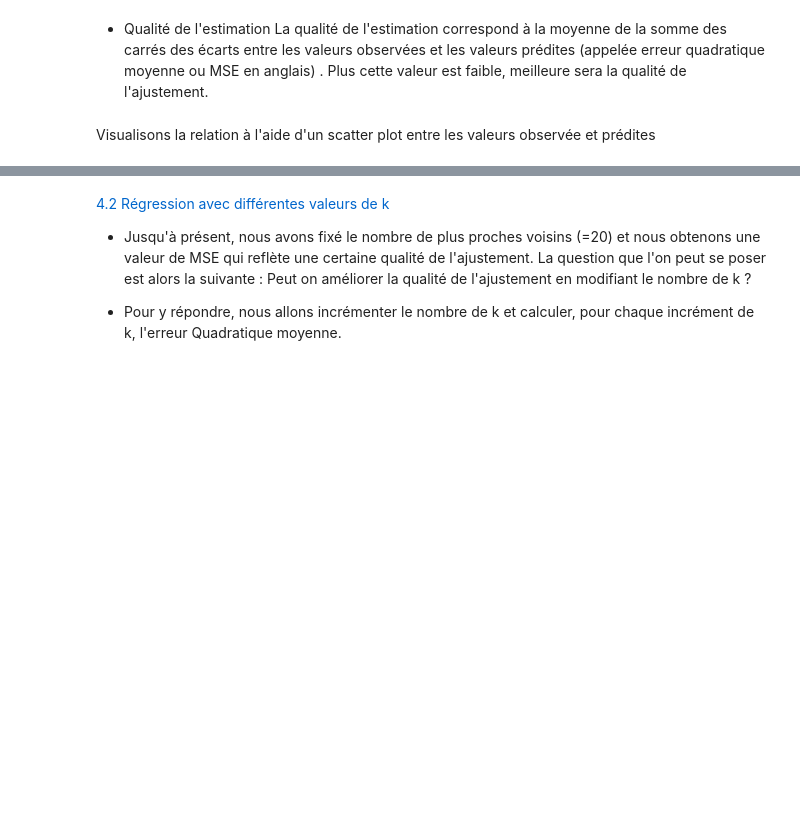
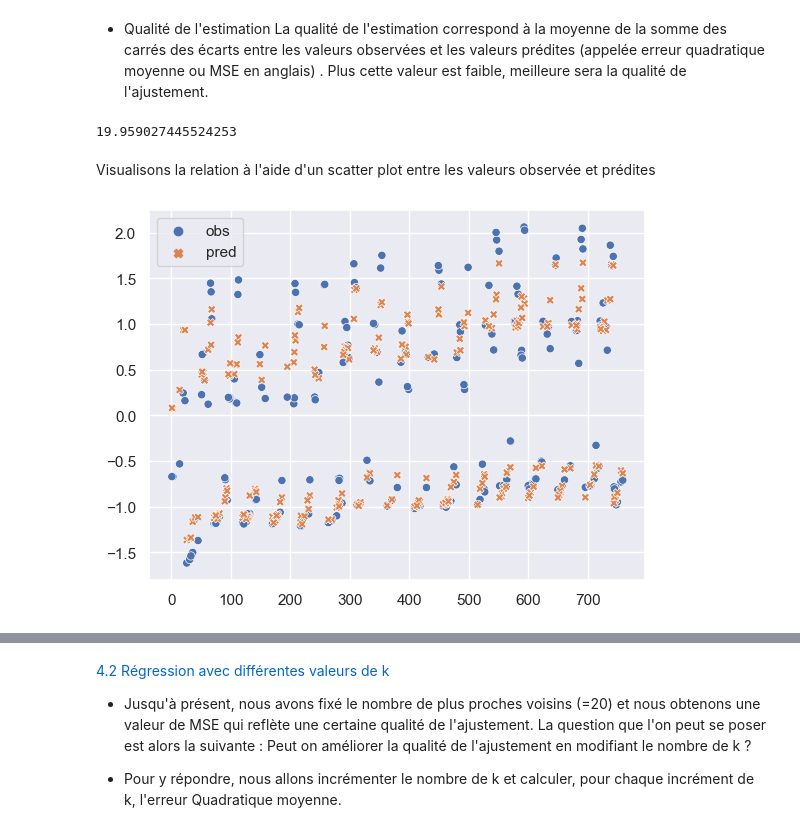
Before and after one commit to Aubert-Antoine/EL_3019-Data_Sciences, a Jupyter notebook: TP2 KNN/TP_KNN_SUJET.ipynb, the cells around one changed output, grey strips where cells are left out. Saved outputs shown, nothing was run; the diff lists cells and outputs as text; code cells hidden in the pictures; blank space fills up the shorter version.

Commit message:
Lab 2 knn finish, ploty graph ongoing

```diff
--- a/TP2 KNN/TP_KNN_SUJET.ipynb
+++ b/TP2 KNN/TP_KNN_SUJET.ipynb
@@ -185,7 +191,7 @@ X_train, X_test, Y_train, Y_test = train_test_split(X_num, Y_num, test_size= 0.3
 #-> on récupére le nombre de valeurs en test
 n_test = len(Y_test)
 KNN_Reg = KNeighborsRegressor(n_neighbors=20)
-KNN_Reg.fit(X_train, X_train)
+KNN_Reg.fit(X_train, Y_train)
 Y_pred = KNN_Reg.predict(X_test)
 #_____________________________________________________________________________
 # On récupère les valeurs prédites
@@ -199,3 +202,8 @@ MSE
+# %%
+MSE = np.sum(np.power(Y_pred - Y_test, 2))
+MSE
+# %% [output]
+19.959027445524253
 # %% [markdown]
 Visualisons la relation à l'aide d'un scatter plot entre les valeurs observée et prédites
 # %%
@@ -203,4 +211,6 @@ import seaborn as sns
 sns.set()
 # %%
 df_result = pd.DataFrame({'obs' : Y_test, 'pred': Y_pred})
-_ = sns.scatterplot(<COMPLETER ICI>)
+_ = sns.scatterplot(df_result)
+# %% [output]
+[figure, added]
```
Also changed, not shown: parts of 17 cells of this notebook.
